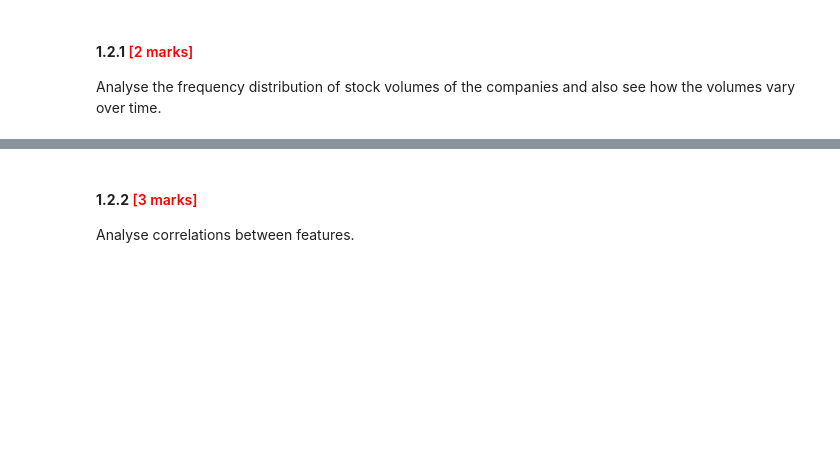
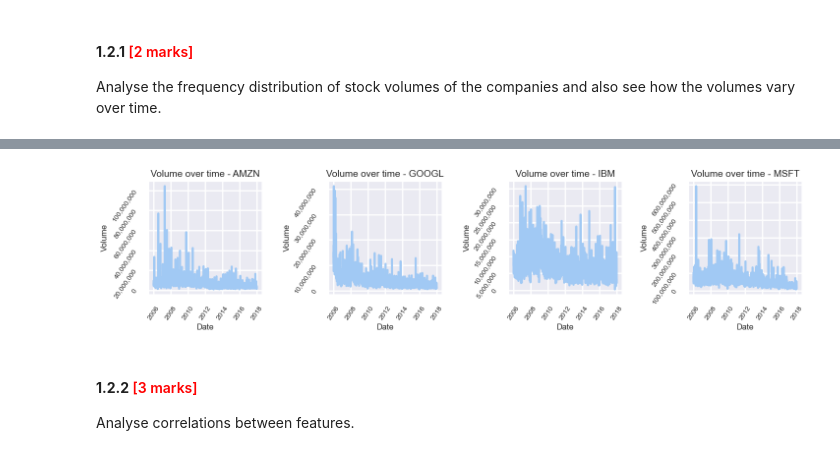
Before and after one commit to uvarajthulasiram/RNN-Stocks, a Jupyter notebook: RNN_Assg_Stock_Price_Prediction_Starter.ipynb, the cells around one changed output, grey strips where cells are left out. Drawn from its saved outputs; the diff is of its cells as text; code cells hidden in the pictures; blank space fills up the shorter version.

```diff
--- a/RNN_Assg_Stock_Price_Prediction_Starter.ipynb
+++ b/RNN_Assg_Stock_Price_Prediction_Starter.ipynb
@@ -166,3 +218,31 @@ Analyse the frequency distribution of stock volumes of the companies and also se
+# %%
+# Stock volume variation over time
+fig, axes = plt.subplots(num_rows, num_cols, figsize=(15, 4 * num_rows))
+
+axes = axes.flatten()
+
+for i, stock in enumerate(stocks):
+    sns.lineplot(data=df[df['Name'] == stock], x='Date', y='Volume', ax=axes[i])
+    axes[i].set_title(f'Volume over time - {stock}')
+    axes[i].set_xlabel('Date')
+    axes[i].set_ylabel("Volume")
+    axes[i].tick_params(axis='x', rotation=55)
+    axes[i].tick_params(axis='y', rotation=55)
+
+    axes[i].yaxis.set_major_formatter(ticker.FuncFormatter(lambda x, _: f'{int(x):,}'))
+
+for j in range(i + 1, len(axes)):
+    fig.delaxes(axes[j])
+
+plt.tight_layout()
+plt.show()
+
+# Quick observation
+#-------------------
+# 1. Volume has decreased over time for all the stocks
+#-------------------
+# %% [output]
+[figure, added]
 # %% [markdown]
 #### **1.2.2** <font color =red> [3 marks] </font>
 Analyse correlations between features.
```
Also changed, not shown: parts of 8 cells of this notebook.
